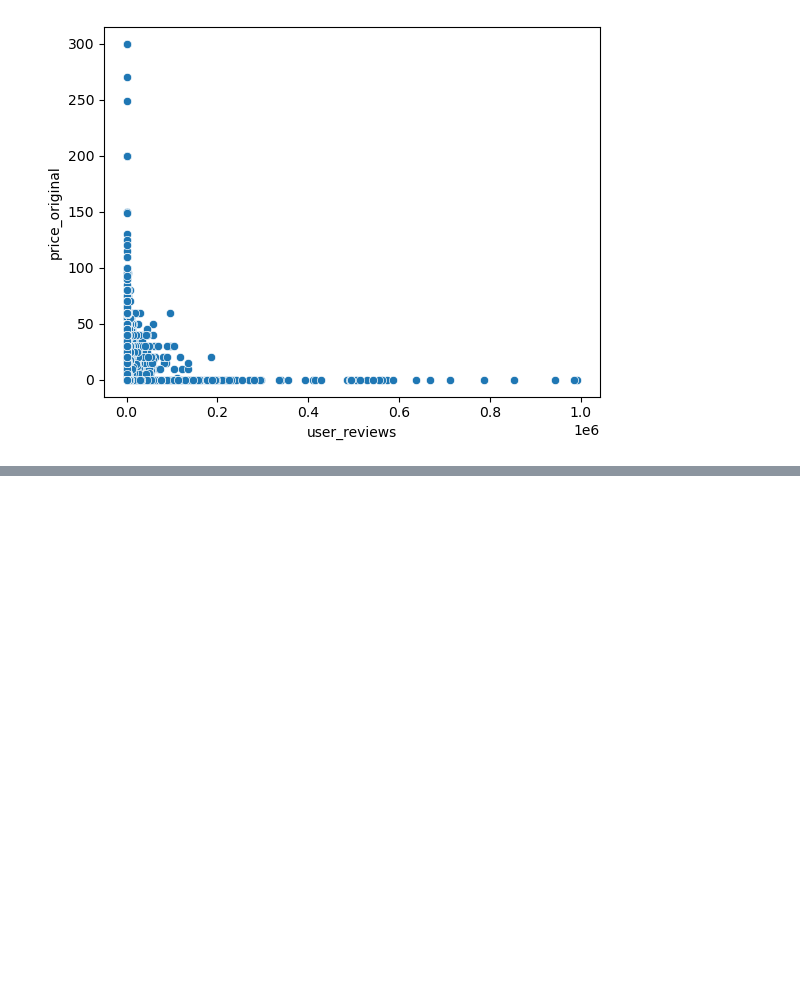
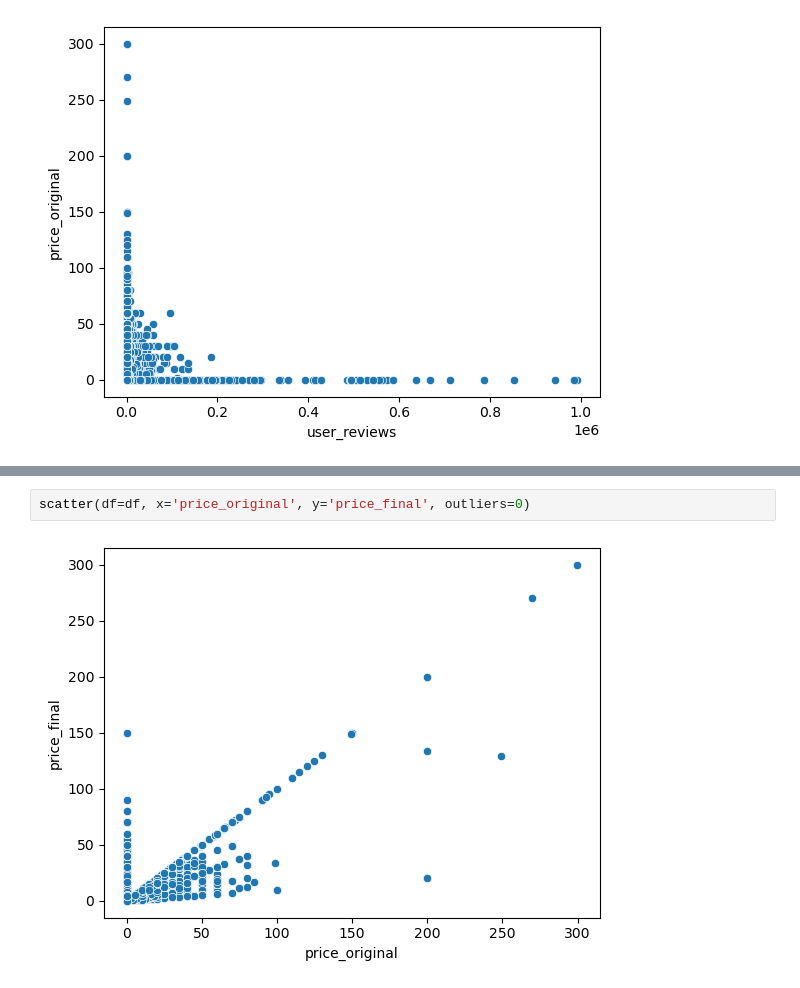
Before and after one commit to Charred-Baguette/AI-AT-CCIC, a Jupyter notebook: Semester 1/Games/Games Exit Tickets.ipynb, the cells around one changed output, grey strips where cells are left out. Saved outputs shown, nothing was run; the diff lists cells and outputs as text; blank space fills up the shorter version.

```diff
--- a/Semester 1/Games/Games Exit Tickets.ipynb
+++ b/Semester 1/Games/Games Exit Tickets.ipynb
@@ -59,0 +84,4 @@ scatter(df=df, x='price_original', y='price_final', outliers=0)
+# %%
+scatter(df=df, x='price_original', y='price_final', outliers=0)
+# %% [output]
+[figure, added]
```
Also changed, not shown: parts of 4 cells of this notebook, 1 other file.
